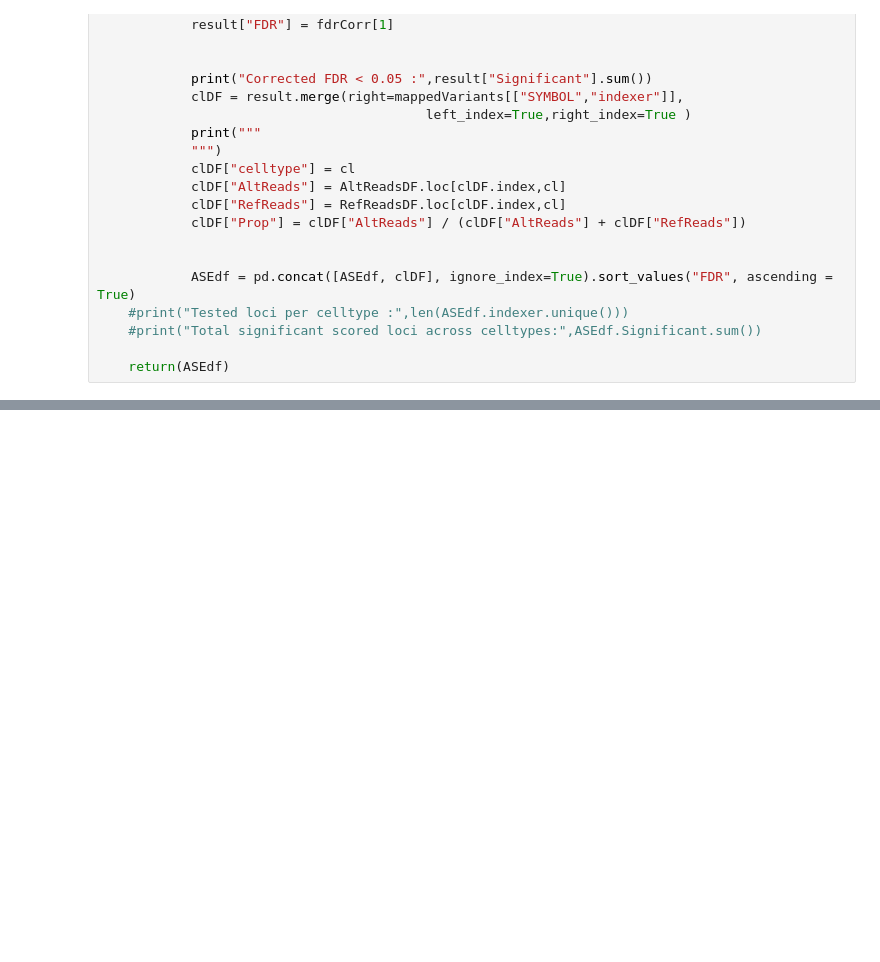
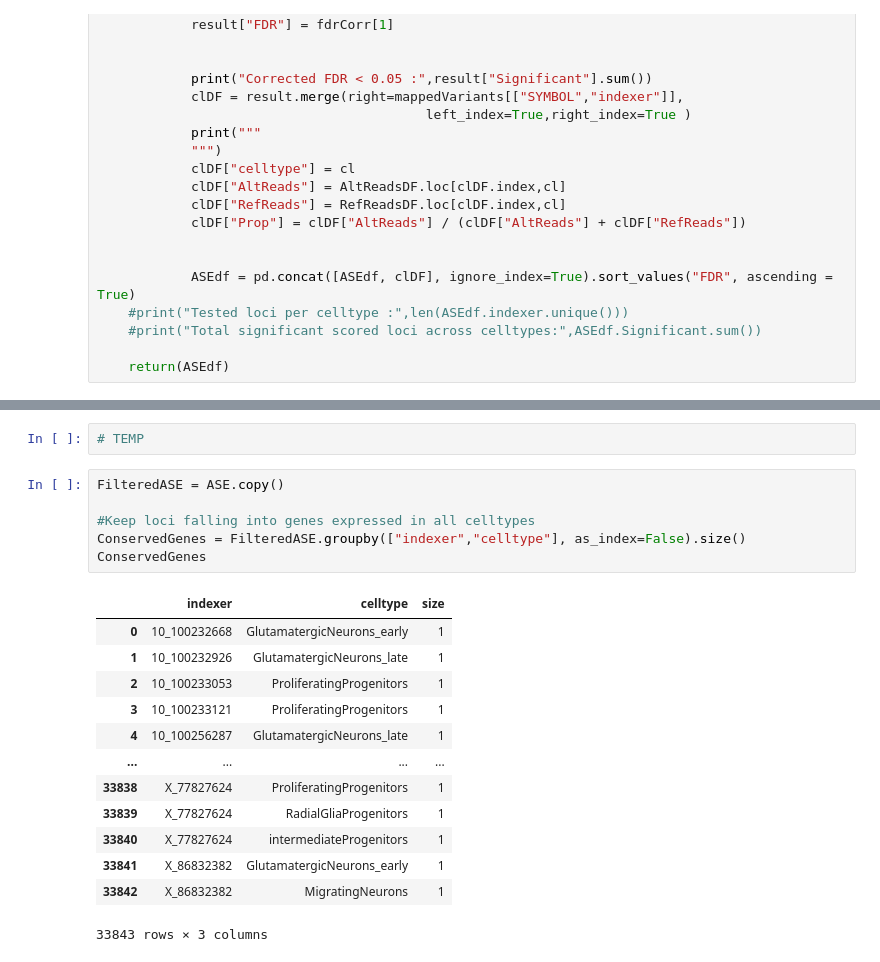
Before and after one commit to GiuseppeTestaLab/organoidMultiplexing_release, a Jupyter notebook: 04_ASE/13.2_ASE_explo.ipynb, the cells around one changed output, grey strips where cells are left out. Cells and saved outputs as stored; diff of their text form; blank space fills up the shorter version.

```diff
--- a/04_ASE/13.2_ASE_explo.ipynb
+++ b/04_ASE/13.2_ASE_explo.ipynb
@@ -521,0 +391,22 @@ Corrected FDR < 0.05 : 195
+# %%
+# TEMP
+# %%
+FilteredASE = ASE.copy()
+
+#Keep loci falling into genes expressed in all celltypes
+ConservedGenes = FilteredASE.groupby(["indexer","celltype"], as_index=False).size()
+ConservedGenes
+# %% [output]
+|  | indexer | celltype | size |
+| 0 | 10_100232668 | GlutamatergicNeurons_early | 1 |
+| 1 | 10_100232926 | GlutamatergicNeurons_late | 1 |
+| 2 | 10_100233053 | ProliferatingProgenitors | 1 |
+| 3 | 10_100233121 | ProliferatingProgenitors | 1 |
+| 4 | 10_100256287 | GlutamatergicNeurons_late | 1 |
+| ... | ... | ... | ... |
+| 33838 | X_77827624 | ProliferatingProgenitors | 1 |
+| 33839 | X_77827624 | RadialGliaProgenitors | 1 |
+| 33840 | X_77827624 | intermediateProgenitors | 1 |
+| 33841 | X_86832382 | GlutamatergicNeurons_early | 1 |
+| 33842 | X_86832382 | MigratingNeurons | 1 |
+33843 rows × 3 columns
```
Also changed, not shown: parts of 15 cells of this notebook, 16 other files.
